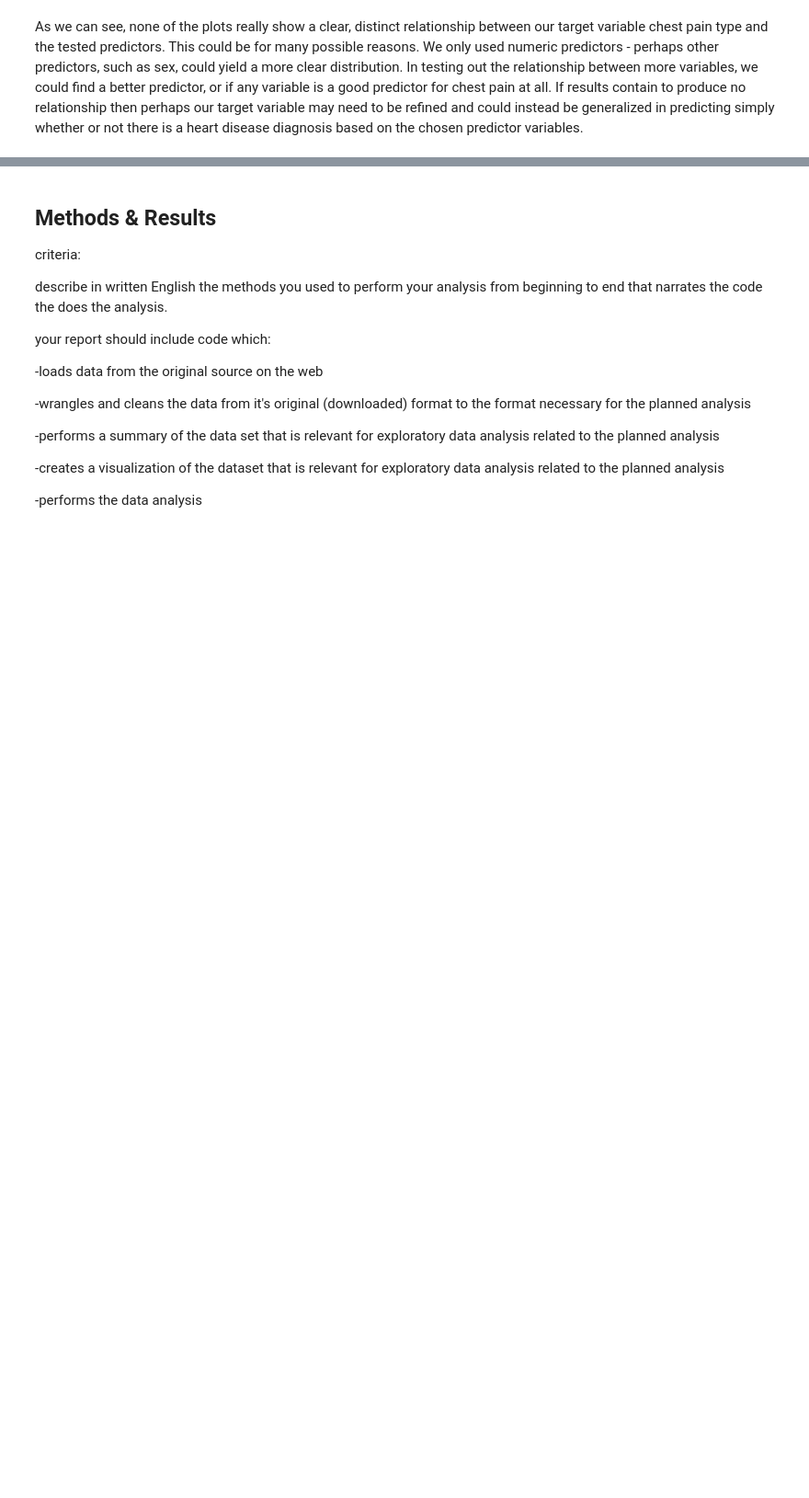
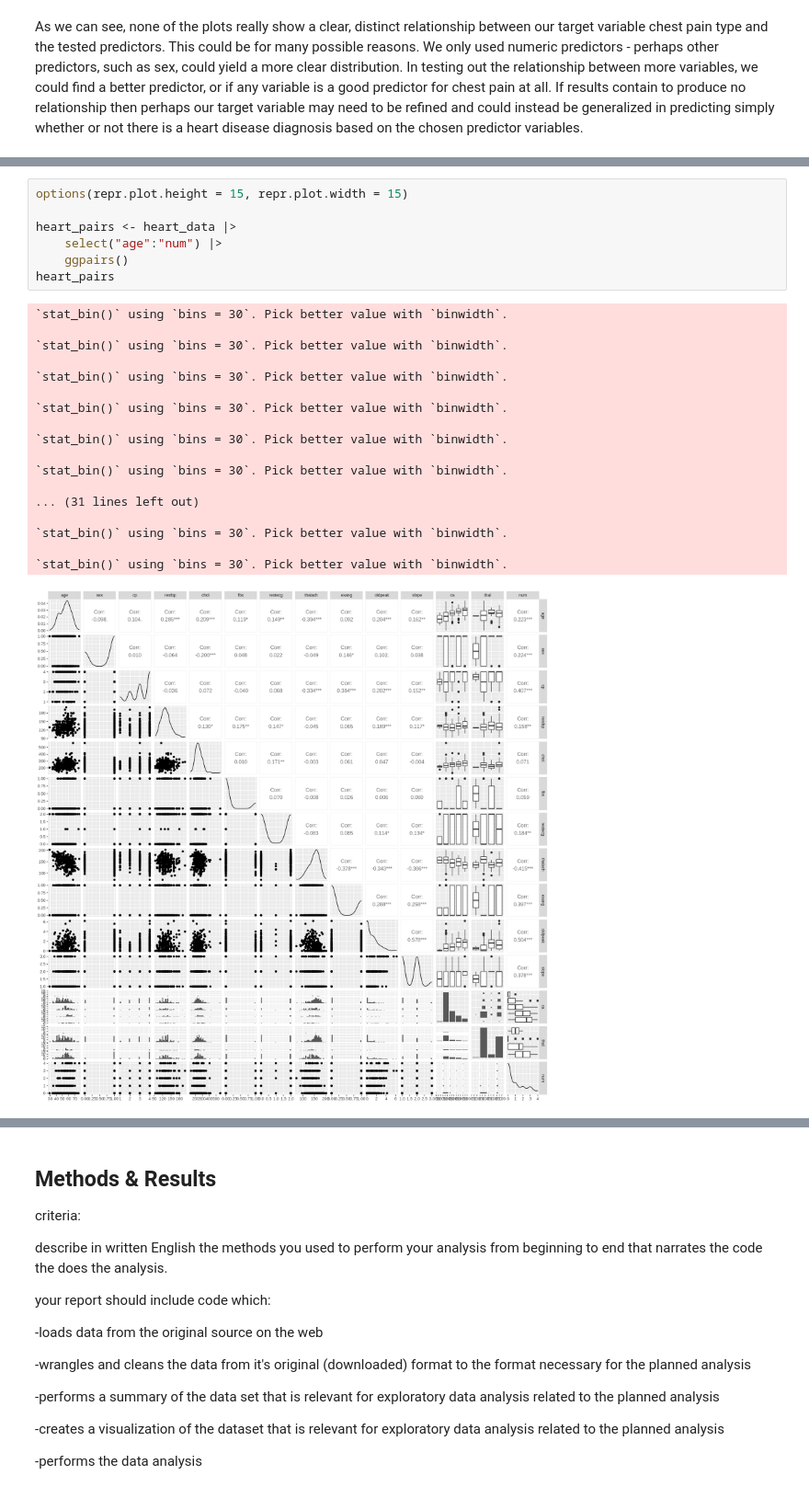
Before and after one commit to hebabm/group-31, a Jupyter notebook: finalreport.ipynb, the cells around one changed output, grey strips where cells are left out. Shown: that part at 92% size. Cells and saved outputs as stored; diff of their text form; blank space fills up the shorter version.

Commit message:
added ggpairs visualization for all variables

```diff
--- a/finalreport.ipynb
+++ b/finalreport.ipynb
@@ -228,0 +243,26 @@ As we can see, none of the plots really show a clear, distinct relationship betw
+# %%
+options(repr.plot.height = 15, repr.plot.width = 15)
+
+heart_pairs <- heart_data |>
+    select("age":"num") |>
+    ggpairs()
+heart_pairs
+# %% [output]
+`stat_bin()` using `bins = 30`. Pick better value with `binwidth`.
+
+`stat_bin()` using `bins = 30`. Pick better value with `binwidth`.
+
+`stat_bin()` using `bins = 30`. Pick better value with `binwidth`.
+
+`stat_bin()` using `bins = 30`. Pick better value with `binwidth`.
+
+`stat_bin()` using `bins = 30`. Pick better value with `binwidth`.
+
+`stat_bin()` using `bins = 30`. Pick better value with `binwidth`.
+
+... (31 lines left out)
+
+`stat_bin()` using `bins = 30`. Pick better value with `binwidth`.
+
+`stat_bin()` using `bins = 30`. Pick better value with `binwidth`.
+[figure, added]
```
Also changed, not shown: parts of 5 cells of this notebook.
